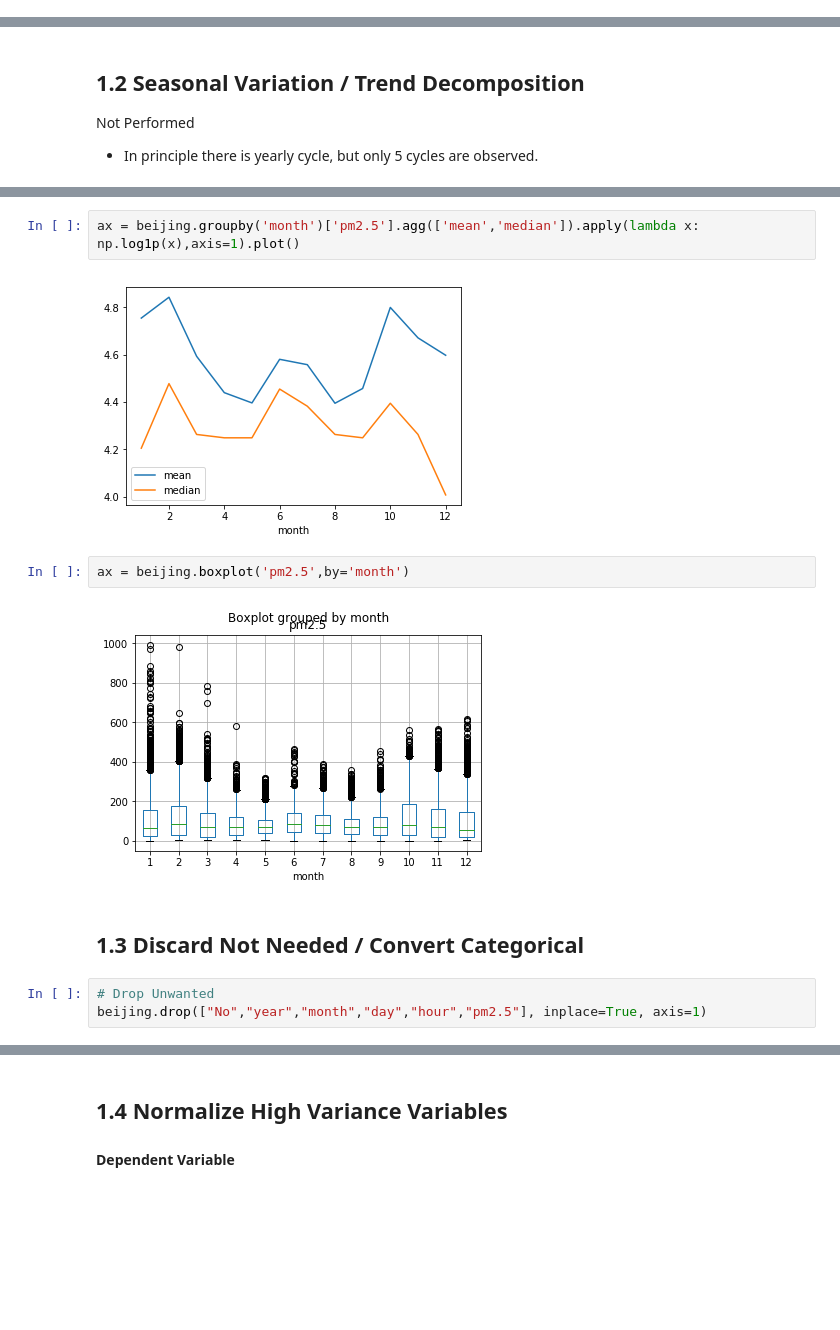
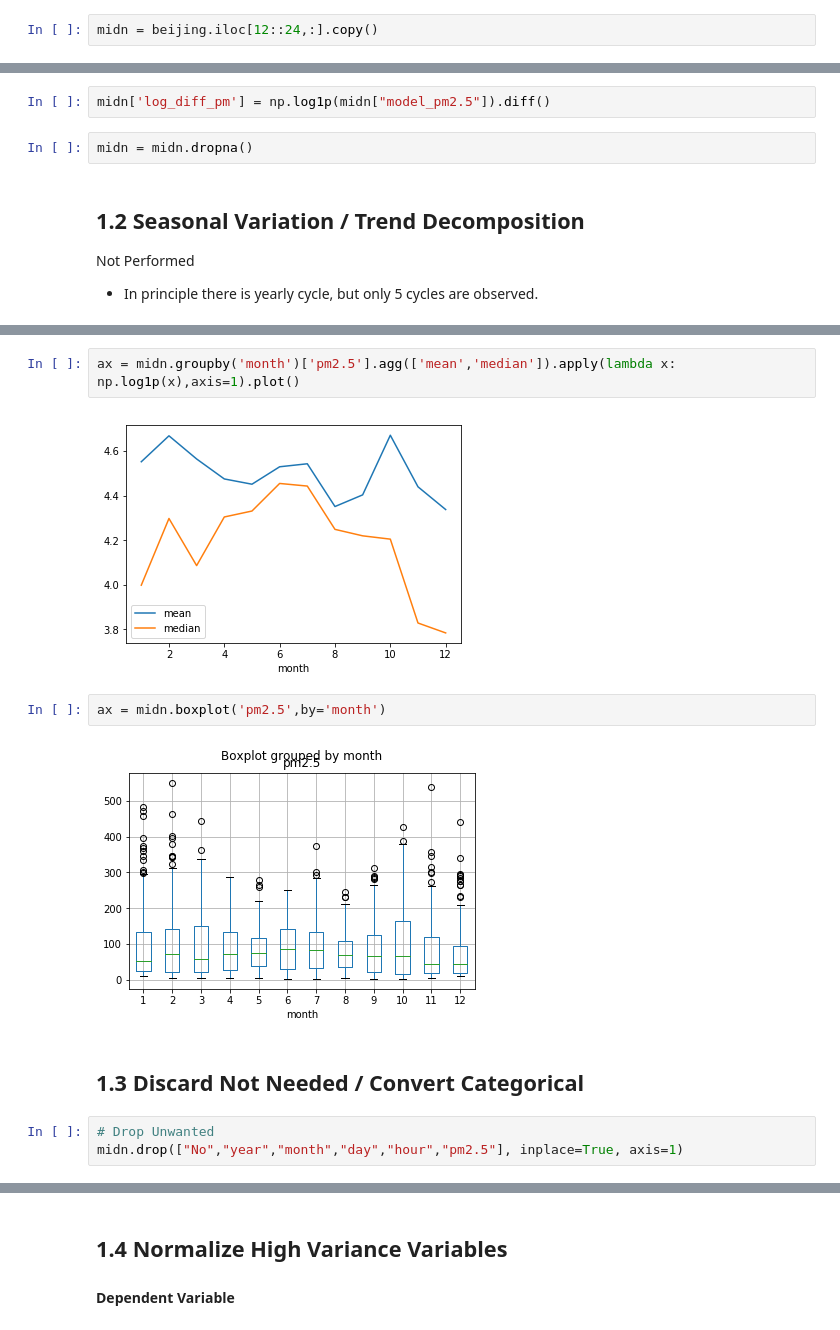
Before and after one commit to ispapadakis/mts, a Jupyter notebook: Time Series Model.ipynb, the cells around one changed output, grey strips where cells are left out. Drawn from its saved outputs; the diff is of its cells as text; blank space fills up the shorter version.

```diff
--- a/Time Series Model.ipynb
+++ b/Time Series Model.ipynb
@@ -61,0 +62,2 @@ beijing.index = pd.Index(beijing.apply(dmy2datetime , axis=1),name="day_hour")
+# %%
+midn = beijing.iloc[12::24,:].copy()
@@ -62,3 +66,7 @@ beijing.index = pd.Index(beijing.apply(dmy2datetime , axis=1),name="day_hour")
+# %%
+midn['log_diff_pm'] = np.log1p(midn["model_pm2.5"]).diff()
+# %%
+midn = midn.dropna()
 # %% [markdown]
 ## 1.2 Seasonal Variation / Trend Decomposition <a class="anchor" id="dtransf_st"></a>
 Not Performed
@@ -73,15 +81,15 @@ No Clear Seasonal Effect
 # %%
-ax = beijing.groupby('month')['pm2.5'].agg(['mean','median']).apply(lambda x: np.log1p(x),axis=1).plot()
+ax = midn.groupby('month')['pm2.5'].agg(['mean','median']).apply(lambda x: np.log1p(x),axis=1).plot()
 # %% [output]
-[figure, old version]
+[figure, new version]
 # %%
-ax = beijing.boxplot('pm2.5',by='month')
+ax = midn.boxplot('pm2.5',by='month')
 # %% [output]
-[figure, old version]
+[figure, new version]
 # %% [markdown]
 ## 1.3 Discard Not Needed /  Convert Categorical<a class="anchor" id="dtransf_etc"></a>
 # %%
 # Drop Unwanted
-beijing.drop(["No","year","month","day","hour","pm2.5"], inplace=True, axis=1)
+midn.drop(["No","year","month","day","hour","pm2.5"], inplace=True, axis=1)
 # %%
 # Convert Category to One-Hot
```
Also changed, not shown: parts of 29 cells of this notebook.
